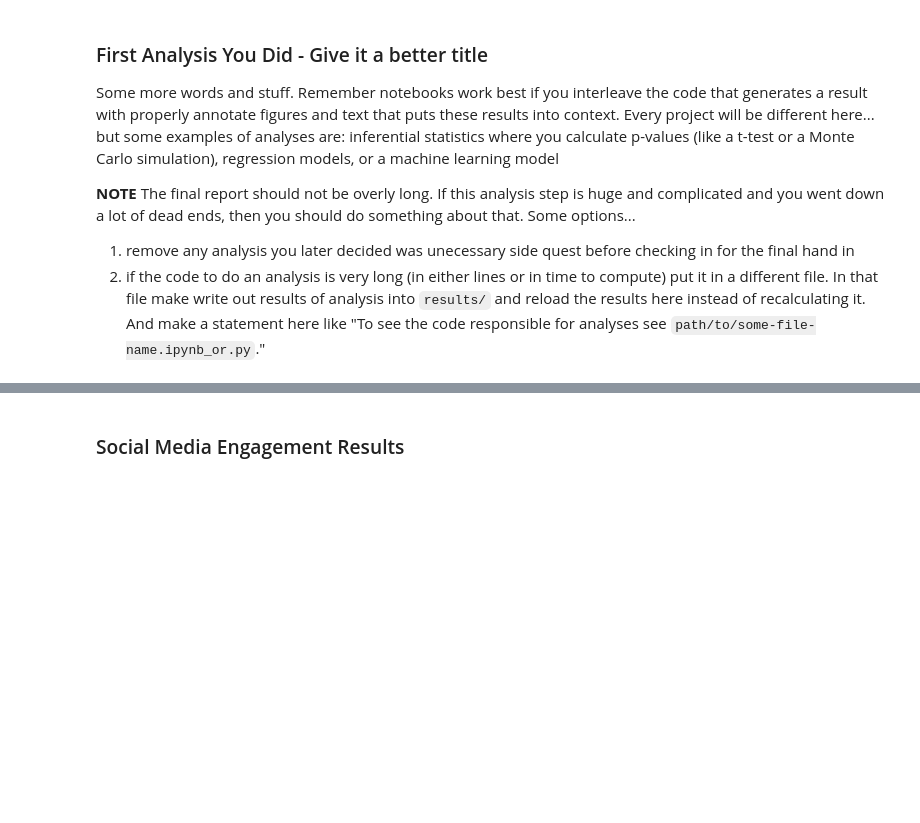
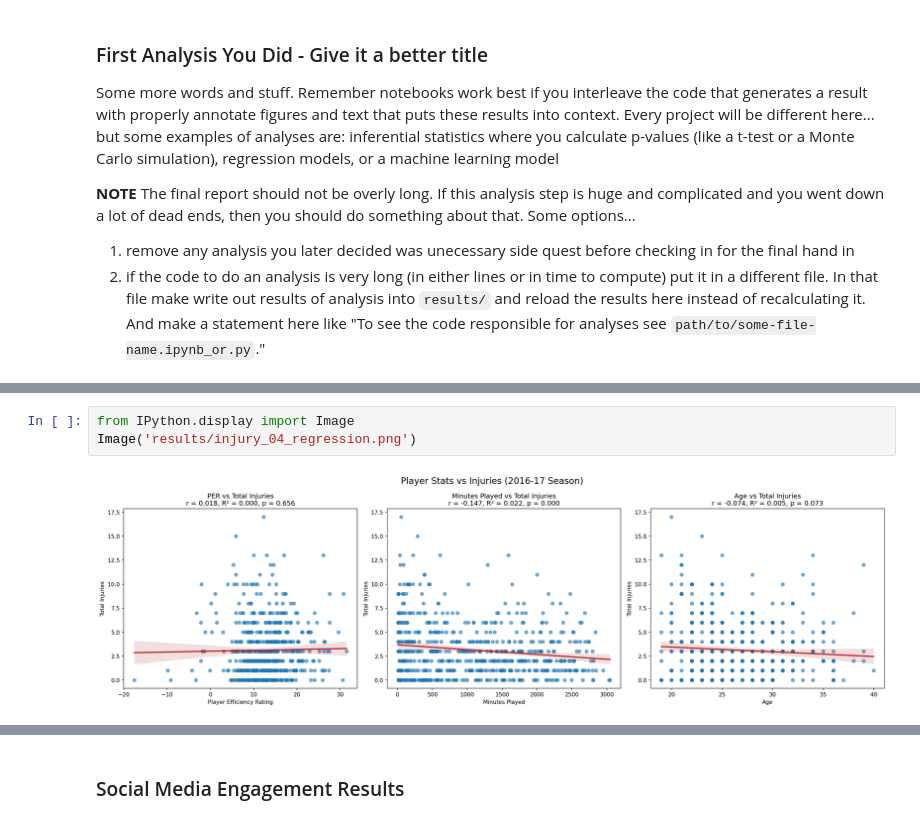
Before and after one commit to COGS108/Group122_WI26, a Jupyter notebook: 03-FinalProject.ipynb, the cells around one changed output, grey strips where cells are left out. Drawn from its saved outputs; the diff is of its cells as text; blank space fills up the shorter version.

```diff
--- a/03-FinalProject.ipynb
+++ b/03-FinalProject.ipynb
@@ -291,0 +288,5 @@ Some more words and stuff.  Remember notebooks work best if you interleave the c
+# %%
+from IPython.display import Image
+Image('results/injury_04_regression.png')
+# %% [output]
+[figure, added]
```
Also changed, not shown: parts of 6 cells of this notebook.
